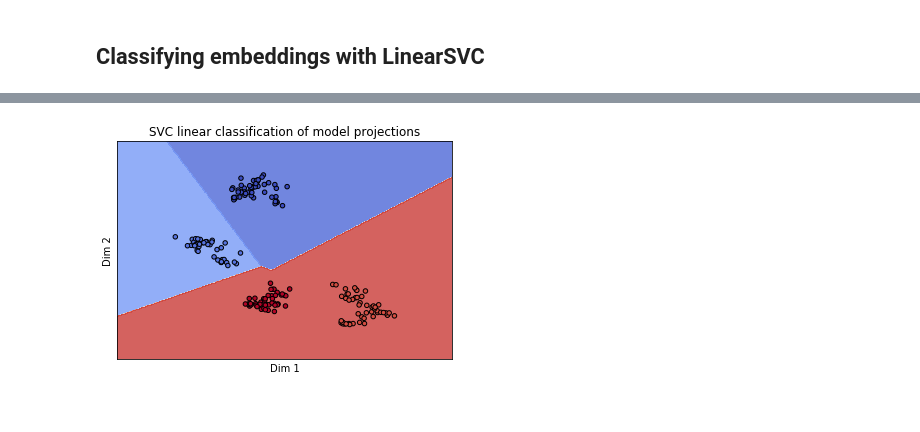
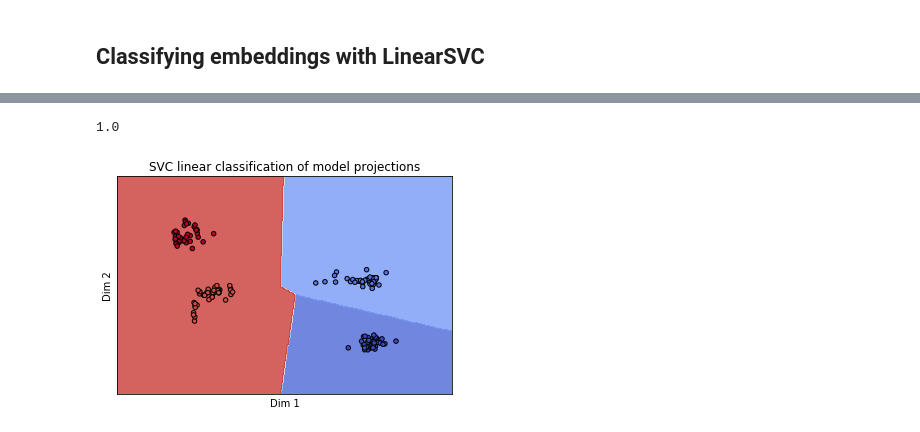
Before and after one commit to verrannt/invrep, a Jupyter notebook: src/notebooks/Investigation.ipynb, the cells around one changed output, grey strips where cells are left out. Saved outputs shown, nothing was run; the diff lists cells and outputs as text; code cells hidden in the pictures.

Commit message:
train on fixed hierarchical triplets

```diff
--- a/src/notebooks/Investigation.ipynb
+++ b/src/notebooks/Investigation.ipynb
@@ -41,5 +41,5 @@ X.shape
 # %%
-data = create_triplets_from_hierarchical_classes(X, y)
+data = create_triplets_from_hierarchical_classes(X, y, b=50)
 #data = create_class_triplets(X, y)[:,:200000,:]
 data.shape
 # %% [output]
@@ -60,7 +66,7 @@ Done.
 # %%
 n_in_nodes = X.shape[1]
 n_out_nodes = 2
-n_hidden = 200
+n_hidden = 80
 
 def create_base_network(inp_shape):
     inp = keras.Input(shape=inp_shape)
@@ -229,5 +259,8 @@ from sklearn.svm import LinearSVC
+# %%
+emb_train = np.array([get_projection(dp) for dp in X])
+emb_test = np.array([get_projection(dp) for dp in X_t])
 # %%
-svc = LinearSVC(max_iter=5000)
-svc.fit(Y_Hat, y)
+svc = LinearSVC(max_iter=3000)
+svc.fit(emb_train, y)
 # %% [output]
 LinearSVC(C=1.0, class_weight=None, dual=True, fit_intercept=True,
@@ -235,5 +268,10 @@ LinearSVC(C=1.0, class_weight=None, dual=True, fit_intercept=True,
           multi_class='ovr', penalty='l2', random_state=None, tol=0.0001,
           verbose=0)
+# %%
+y_pred = svc.predict(emb_test)
+accuracy_score(y_t, y_pred)
+# %% [output]
+1.0
 # %%
 def make_meshgrid(x, y, h=.02):
     """Create a mesh of points to plot in
@@ -260,32 +298,32 @@ def plot_contours(ax, clf, xx, yy, **params):
     Parameters
     ----------
     ax: matplotlib axes object
     clf: a classifier
     xx: meshgrid ndarray
     yy: meshgrid ndarray
     params: dictionary of params to pass to contourf, optional
     """
     Z = clf.predict(np.c_[xx.ravel(), yy.ravel()])
     Z = Z.reshape(xx.shape)
     out = ax.contourf(xx, yy, Z, **params)
     return out
 
 C = 1.0  # SVM regularization parameter
 
-X0, X1 = Y_Hat[:, 0], Y_Hat[:, 1]
+X0, X1 = emb_train[:, 0], emb_train[:, 1]
 xx, yy = make_meshgrid(X0, X1)
 
 fig, ax = plt.subplots(1,1)
 plot_contours(ax, svc, xx, yy, cmap=plt.cm.coolwarm, alpha=0.8)
 ax.scatter(X0, X1, c=y, cmap=plt.cm.coolwarm, s=20, edgecolors='k')
 ax.set_xlim(xx.min(), xx.max())
 ax.set_ylim(yy.min(), yy.max())
 ax.set_xlabel('Dim 1')
 ax.set_ylabel('Dim 2')
 ax.set_xticks(())
 ax.set_yticks(())
 ax.set_title('SVC linear classification of model projections')
 
 plt.show()
 # %% [output]
-[figure, old version]
+[figure, new version]
```
Also changed, not shown: parts of 10 cells of this notebook.
